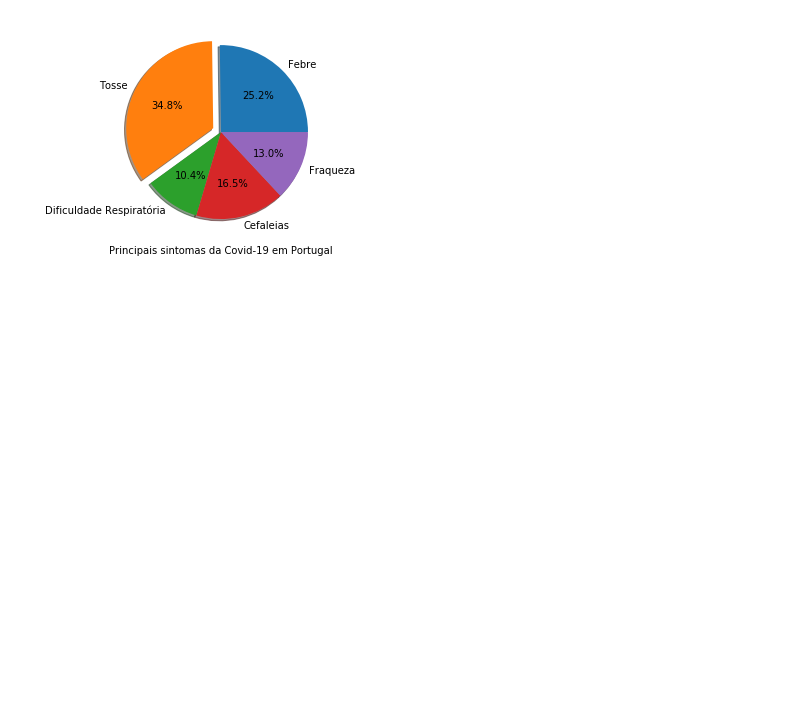
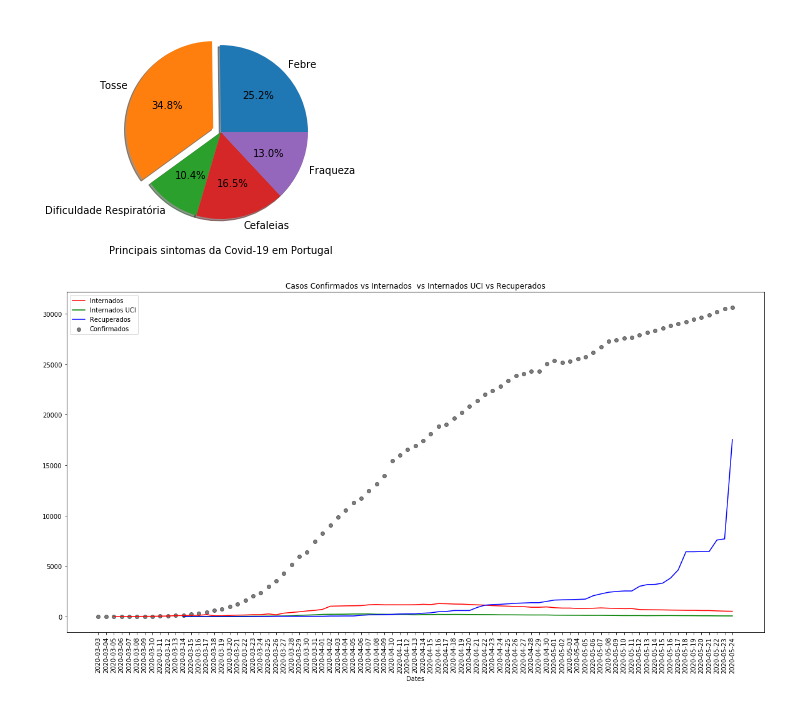
Before and after one commit to rafapsm/epidemiologia, a Jupyter notebook: Projeto_Covid19/notebooks/Stats.ipynb, the cells around one changed output. Saved outputs shown, nothing was run; the diff lists cells and outputs as text; code cells hidden in the pictures; blank space fills up the shorter version.

```diff
--- a/Projeto_Covid19/notebooks/Stats.ipynb
+++ b/Projeto_Covid19/notebooks/Stats.ipynb
@@ -235,3 +244,27 @@ plt.xlabel("Principais sintomas da Covid-19 em Portugal")
 plt.savefig('stats/sintomas.png', dpi=200)
 # %% [output]
 [figure]
+# %%
+#Create combo chart
+fig, ax = plt.subplots(figsize=(20,10))
+
+labels = confirmados.date
+values = confirmados.confirmados
+values1 = confirmados.internados
+values2 = confirmados.internados_uci
+values3 = confirmados.recuperados
+y_pos = np.arange(len(labels))
+
+ax.scatter(y_pos, values, alpha=0.5, color='black', label="Confirmados")
+plt.xticks(y_pos, labels, rotation='vertical')
+ax.plot(y_pos, values1, label="Internados", color="red")
+ax.plot(y_pos, values2, label="Internados UCI", color="green")
+ax.plot(y_pos, values3, label="Recuperados", color="blue")
+#plt.ylabel('Deaths')
+plt.xlabel('Dates')
+plt.legend()
+plt.title('Casos Confirmados vs Internados  vs Internados UCI vs Recuperados')
+plt.savefig('stats/comparacao.png', dpi=200)
+plt.show()
+# %% [output]
+[figure, added]
```
Also changed, not shown: parts of 1 cell of this notebook, 4 other files.
